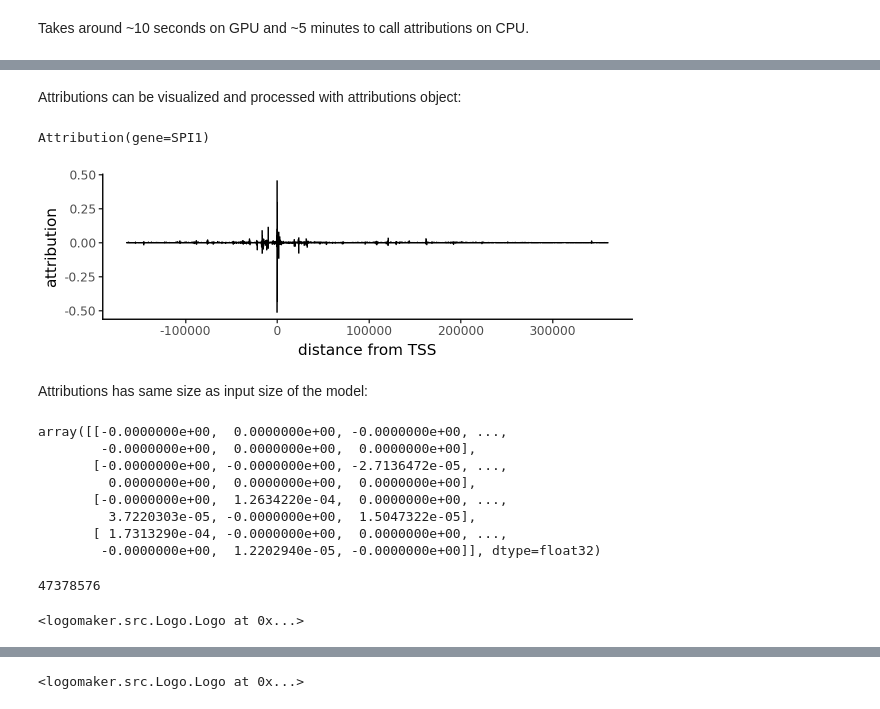
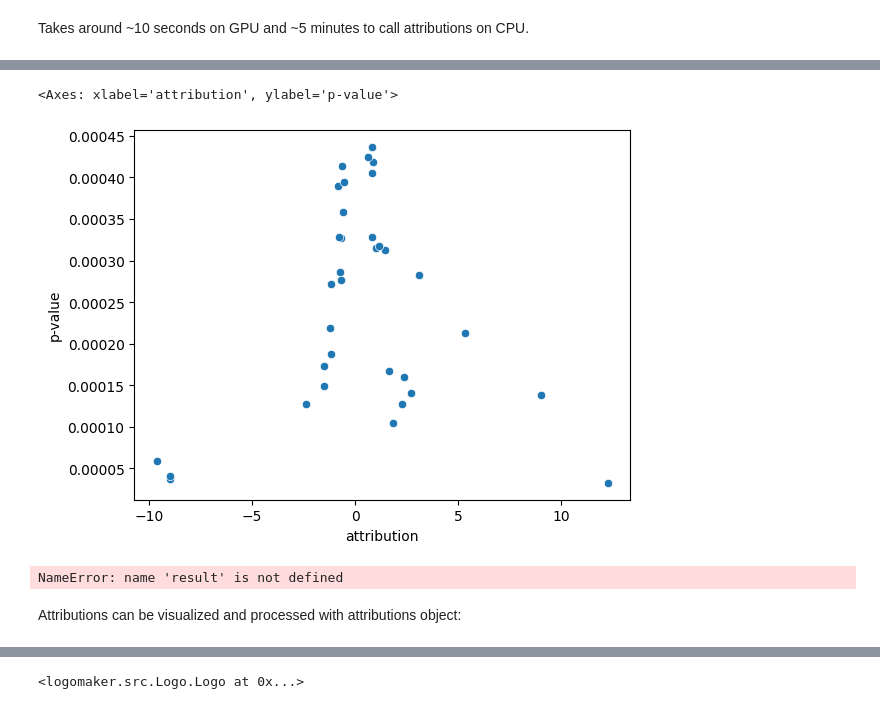
Before and after one commit to Genentech/decima, a Jupyter notebook: tutorials/1-attribution-motif-discovery.ipynb, the cells around one changed output, grey strips where cells are left out. Drawn from its saved outputs; the diff is of its cells as text; code cells hidden in the pictures.

Commit message:
update for multiple genes

```diff
--- a/tutorials/1-attribution-motif-discovery.ipynb
+++ b/tutorials/1-attribution-motif-discovery.ipynb
@@ -231,3 +257,15 @@ result.predicted_expression_matrix()
 8856 rows × 18457 columns
 # %% [markdown]
 Takes around ~10 seconds on GPU and ~5 minutes to call attributions on CPU.
+# %%
+one_hot_seq, gene_mask = result.prepare_one_hot("SPI1")
+inputs = torch.vstack([one_hot_seq, gene_mask])
+# %%
+from decima.interpret.attribution import attributions
+
+attrs = attributions(
+    inputs=inputs,
+    model=result.model,
+    tasks=result.query_cells(f"cell_type in {spi1_cell_types}"),
+    off_tasks=result.query_cells(f'organ == "blood" and cell_type not in {spi1_cell_types}'),
+)
@@ -233,0 +274,4 @@ Takes around ~10 seconds on GPU and ~5 minutes to call attributions on CPU.
+# %%
+from tangermeme.seqlet import recursive_seqlets
+
+seq_lets = recursive_seqlets(attrs.sum(0, keepdims=True), min_seqlet_len=5, threshold=5e-3)
@@ -234,37 +312,18 @@ Takes around ~10 seconds on GPU and ~5 minutes to call attributions on CPU.
+# %%
+import seaborn as sns
+
+sns.scatterplot(data=seq_lets, y="p-value", x="attribution")
+# %% [output]
+<Axes: xlabel='attribution', ylabel='p-value'>
+[figure, added]
 # %%
 attributions = result.attributions(
     gene="SPI1",
     tasks=f"cell_type in {spi1_cell_types}",
     off_tasks=f'organ == "blood" and cell_type not in {spi1_cell_types}',
+    threshold=0.0005,
 )
+# %% [output]
+NameError: name 'result' is not defined
 # %% [markdown]
 Attributions can be visualized and processed with attributions object:
-# %%
-attributions
-# %% [output]
-Attribution(gene=SPI1)
-# %%
-attributions.plot_peaks()
-# %% [output]
-[figure, removed]
-# %% [markdown]
-Attributions has same size as input size of the model:
-# %%
-attributions.attrs
-# %% [output]
-array([[-0.0000000e+00,  0.0000000e+00, -0.0000000e+00, ...,
-        -0.0000000e+00,  0.0000000e+00,  0.0000000e+00],
-       [-0.0000000e+00, -0.0000000e+00, -2.7136472e-05, ...,
-         0.0000000e+00,  0.0000000e+00,  0.0000000e+00],
-       [-0.0000000e+00,  1.2634220e-04,  0.0000000e+00, ...,
-         3.7220303e-05, -0.0000000e+00,  1.5047322e-05],
-       [ 1.7313290e-04, -0.0000000e+00,  0.0000000e+00, ...,
-        -0.0000000e+00,  1.2202940e-05, -0.0000000e+00]], dtype=float32)
-# %%
-attributions.tss_pos
-# %% [output]
-47378576
-# %%
-attributions.plot_attributions(relative_loc=0, window=50)
-# %% [output]
-<logomaker.src.Logo.Logo at 0x...>
```
Also changed, not shown: parts of 10 cells of this notebook, 12 other files.
